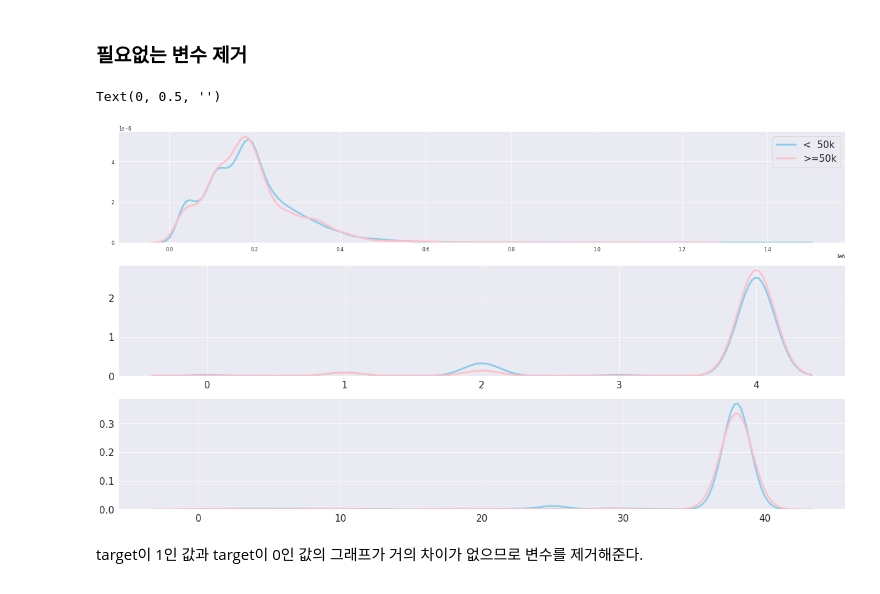
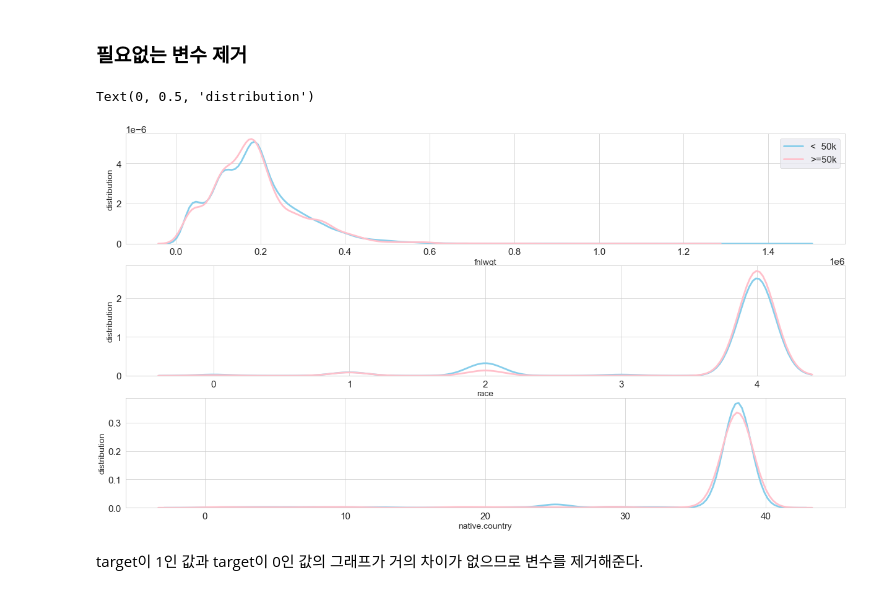
Before and after one commit to yangjunghyun/yangjunghyun_, a Jupyter notebook: 2022_01/data_mining/소득예측/소득예측_realreadl.ipynb, the cells around one changed output. Drawn from its saved outputs; the diff is of its cells as text; code cells hidden in the pictures.

```diff
--- a/2022_01/data_mining/소득예측/소득예측_realreadl.ipynb
+++ b/2022_01/data_mining/소득예측/소득예측_realreadl.ipynb
@@ -241,5 +241,5 @@ fnlwgt           -0.005028
 Name: target, dtype: float64
 # %%
 sns.heatmap(corr_matrix, cmap='Blues',annot=True)
-sns.set(rc = {'figure.figsize':(5,5)})
+sns.set(rc = {'figure.figsize':(10,10)})
 # %% [output]
@@ -253,40 +253,43 @@ sns.set(rc = {'figure.figsize':(5,5)})
 ### 필요없는 변수 제거
 # %%
 plt.figure(figsize=(30,16),dpi=50)
+sns.set_style("whitegrid")
 
-# fnlwgt
+# income 별 fnlwgt 분포
 plt.subplot(311)
 fnlwgt_0 = train.loc[train['target'] == 0, 'fnlwgt']
 fnlwgt_1 = train.loc[train['target'] == 1, 'fnlwgt']
 sns.set(font_scale = 2)
 sb = sns.distplot(fnlwgt_0, hist = False, kde_kws={"color": "skyblue", "lw": 4})
 pn = sns.distplot(fnlwgt_1, hist = False, kde_kws={"color": "pink", "lw": 4})
-sb.set_xlabel("", fontsize = 20)
-pn.set_ylabel("", fontsize = 20)
+sb.set_xlabel("fnlwgt", fontsize = 20)
+pn.set_ylabel("distribution", fontsize = 20)
 plt.legend(labels=["<  50k",">=50k"])
 
-# race
+sns.set_style("whitegrid")
+# income 별 race 분포
 plt.subplot(312)
 race_0 = train_label_encoder.loc[train['target'] == 0, 'race']
 race_1 = train_label_encoder.loc[train['target'] == 1, 'race']
 sns.set(font_scale = 2)
 sb = sns.distplot(race_0, hist = False, kde_kws={"color": "skyblue", "lw": 4})
 pn = sns.distplot(race_1, hist = False, kde_kws={"color": "pink", "lw": 4})
-sb.set_xlabel("", fontsize = 20)
-pn.set_ylabel("", fontsize = 20)
+sb.set_xlabel("race", fontsize = 20)
+pn.set_ylabel("distribution", fontsize = 20)
 
-# native.country
+sns.set_style("whitegrid")
+# income 별 native.country 분포
 plt.subplot(313)
 native_country_0 = train_label_encoder.loc[train['target'] == 0, 'native.country']
 native_country_1 = train_label_encoder.loc[train['target'] == 1, 'native.country']
 sns.set(font_scale = 2)
 sb = sns.distplot(native_country_0, hist = False, kde_kws={"color": "skyblue", "lw": 4})
 pn = sns.distplot(native_country_1, hist = False, kde_kws={"color": "pink", "lw": 4})
-sb.set_xlabel("", fontsize = 20)
-pn.set_ylabel("", fontsize = 20)
+sb.set_xlabel("native.country", fontsize = 20)
+pn.set_ylabel("distribution", fontsize = 20)
 # %% [output]
-Text(0, 0.5, '')
+Text(0, 0.5, 'distribution')
-[figure, old version]
+[figure, new version]
 # %%
 del train['fnlwgt']
 del train['race']
```
Also changed, not shown: parts of 20 cells of this notebook.
